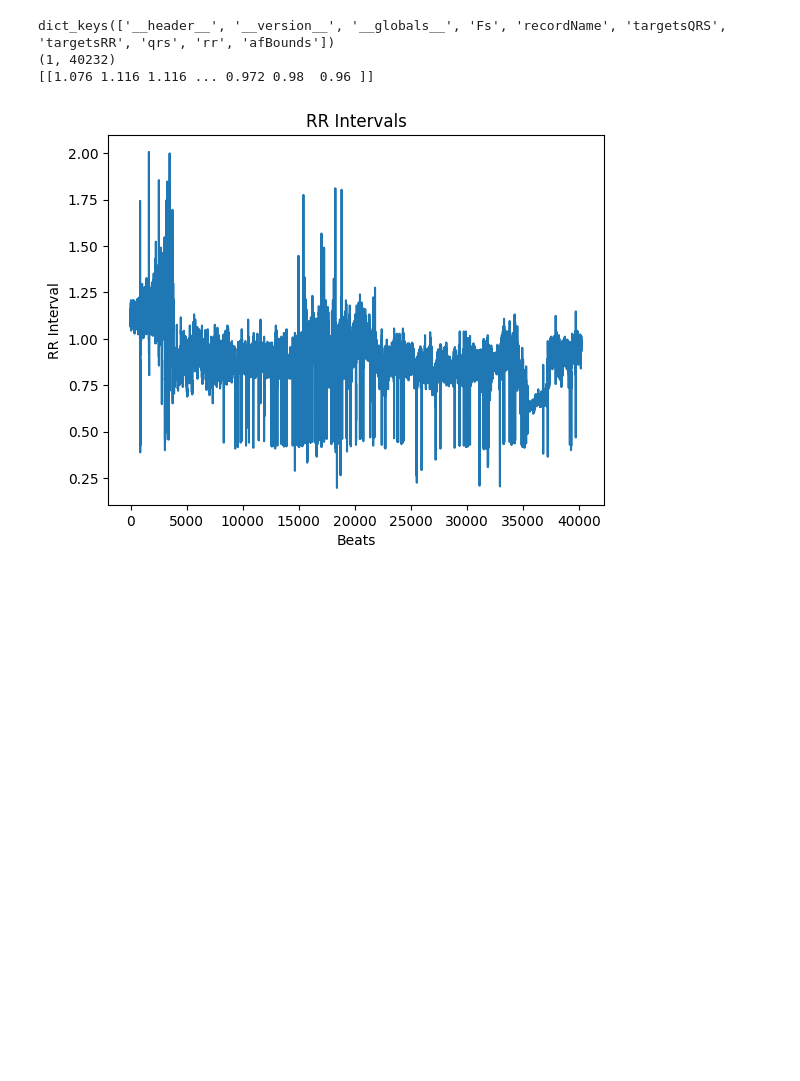
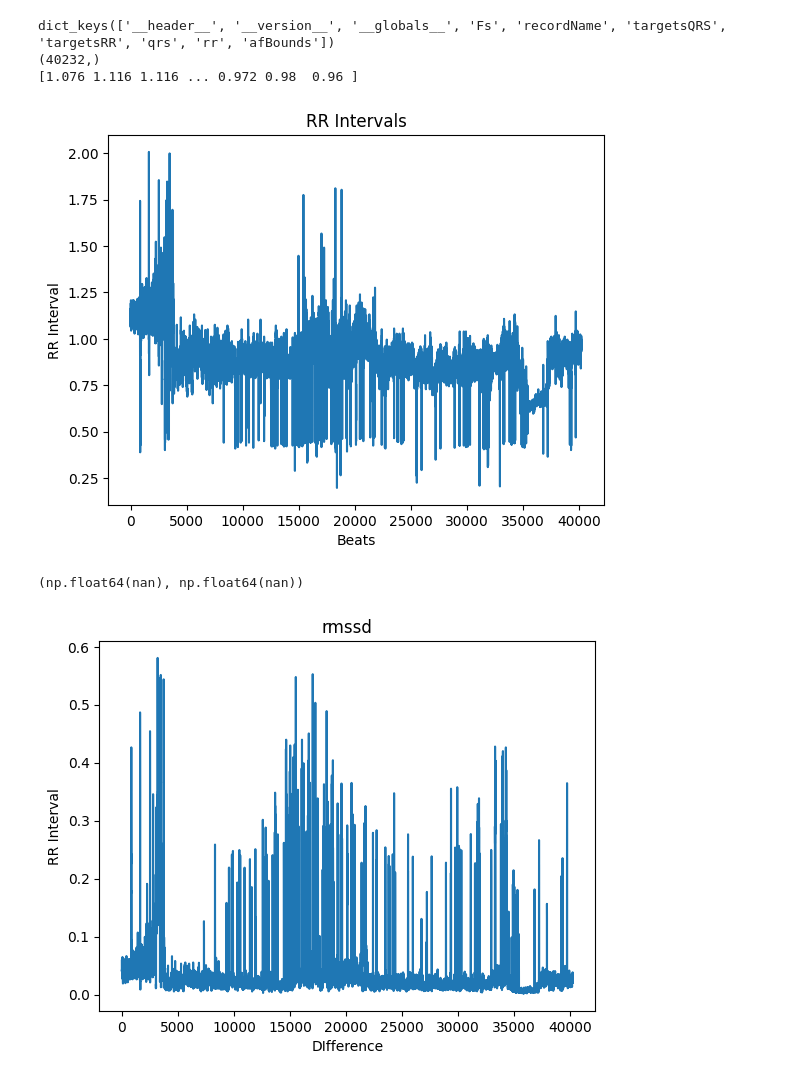
Before and after one commit to lennarttang/biomedicin, a Jupyter notebook: Data.ipynb, the cells around one changed output. Drawn from its saved outputs; the diff is of its cells as text; code cells hidden in the pictures; blank space fills up the shorter version.

```diff
--- a/Data.ipynb
+++ b/Data.ipynb
@@ -5,7 +5,8 @@ import matplotlib.pyplot as plt
 # %%
 data1 = loadmat('afdb_1.mat')
 print(data1.keys())
-rr = data1['rr']
+rr = data1['rr'].flatten()
+target = data1['targetsRR'].flatten()
 
 print(rr.shape)
 print(rr)
@@ -18,6 +19,45 @@ plt.ylabel("RR Interval")
 plt.show()
 # %% [output]
 dict_keys(['__header__', '__version__', '__globals__', 'Fs', 'recordName', 'targetsQRS', 'targetsRR', 'qrs', 'rr', 'afBounds'])
-(1, 40232)
-[[1.076 1.116 1.116 ... 0.972 0.98  0.96 ]]
+(40232,)
+[1.076 1.116 1.116 ... 0.972 0.98  0.96 ]
 [figure]
+# %%
+def evaluate(target, detect):
+    TP = np.sum((target == 1) & np.sum(detect == 1))
+    TN = np.sum((target == 0) & np.sum(detect == 0))
+    FP = np.sum((target == 0) & np.sum(detect == 1))
+    FN = np.sum((target == 1) & np.sum(detect == 0))
+
+    sensitivity = TP / (TP + FN)
+    specificity = TN / (TN + FP)
+
+    return sensitivity, specificity
+# %%
+window_size = 10
+threshold = 0
+rmssd_values = []
+detectRR = []
+for i in range(len(rr)-window_size):
+    window = rr[i:i+10]
+    diff = np.diff(window)
+    rmssd = np.sqrt(np.mean(diff**2))
+    rmssd_values.append(rmssd)
+
+    if rmssd > threshold:
+        detectRR.append(1)
+    else:
+        detectRR.append(0)
+
+d = evaluate(target, rmssd_values)
+
+print(d)
+plt.figure()
+plt.plot(rmssd_values)
+plt.title("rmssd")
+plt.xlabel("DIfference")
+plt.ylabel("RR Interval")
+plt.show()
+# %% [output]
+(np.float64(nan), np.float64(nan))
+[figure, added]
```
